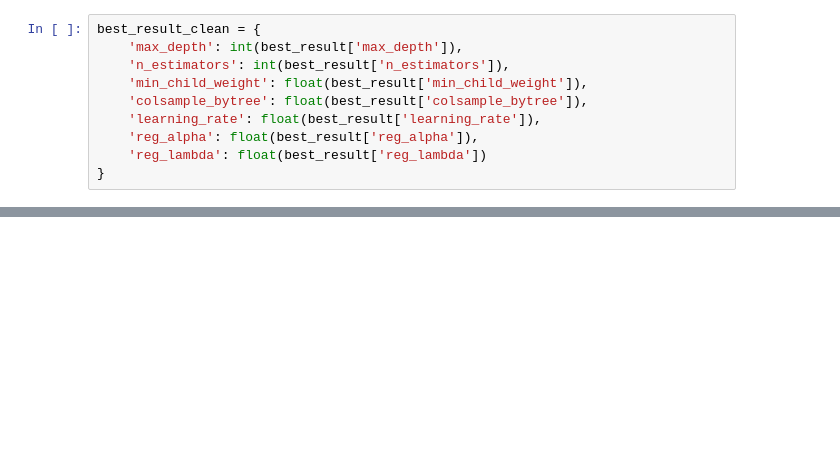
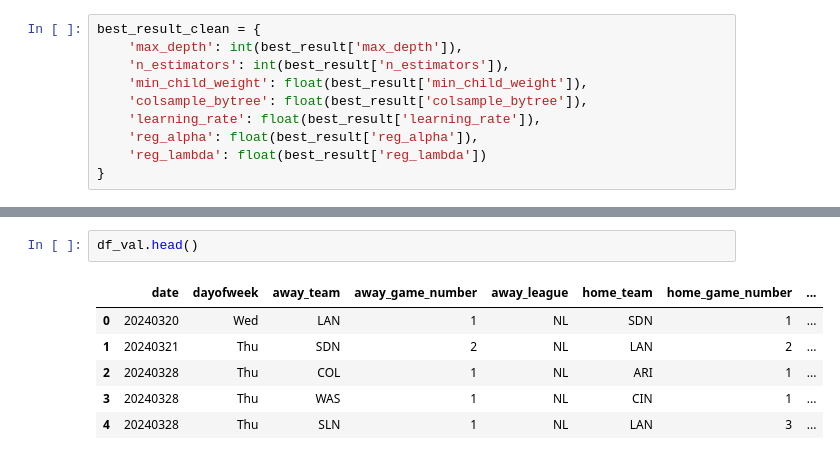
Before and after one commit to Dkaattae/saber-metrics-machine-learning, a Jupyter notebook: train/hyperopt.ipynb, the cells around one changed output, grey strips where cells are left out. Cells and saved outputs as stored; diff of their text form; blank space fills up the shorter version.

```diff
--- a/train/hyperopt.ipynb
+++ b/train/hyperopt.ipynb
@@ -223,0 +305,9 @@ Name: proportion, dtype: float64
+# %%
+df_val.head()
+# %% [output]
+|  | date | dayofweek | away_team | away_game_number | away_league | home_team | home_game_number | ... |
+| 0 | 20240320 | Wed | LAN | 1 | NL | SDN | 1 | ... |
+| 1 | 20240321 | Thu | SDN | 2 | NL | LAN | 2 | ... |
+| 2 | 20240328 | Thu | COL | 1 | NL | ARI | 1 | ... |
+| 3 | 20240328 | Thu | WAS | 1 | NL | CIN | 1 | ... |
+| 4 | 20240328 | Thu | SLN | 1 | NL | LAN | 3 | ... |
```
Also changed, not shown: parts of 26 cells of this notebook, 14 other files.
